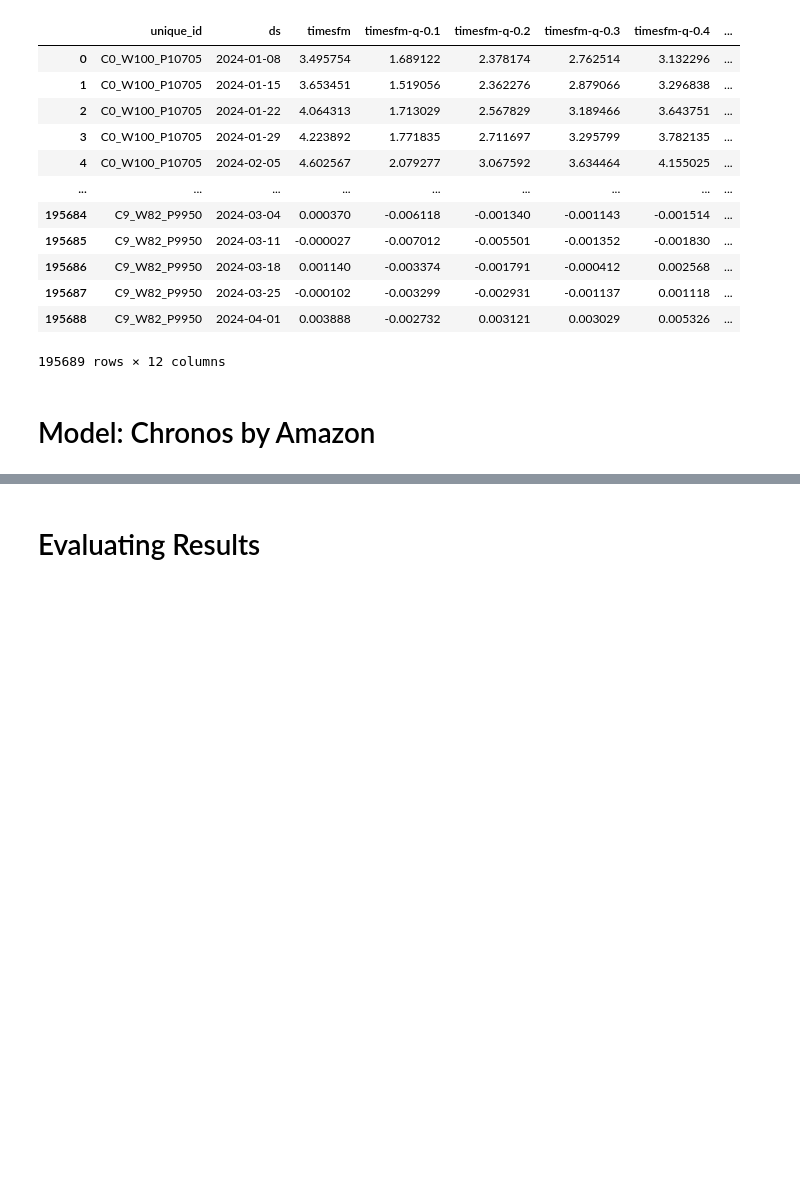
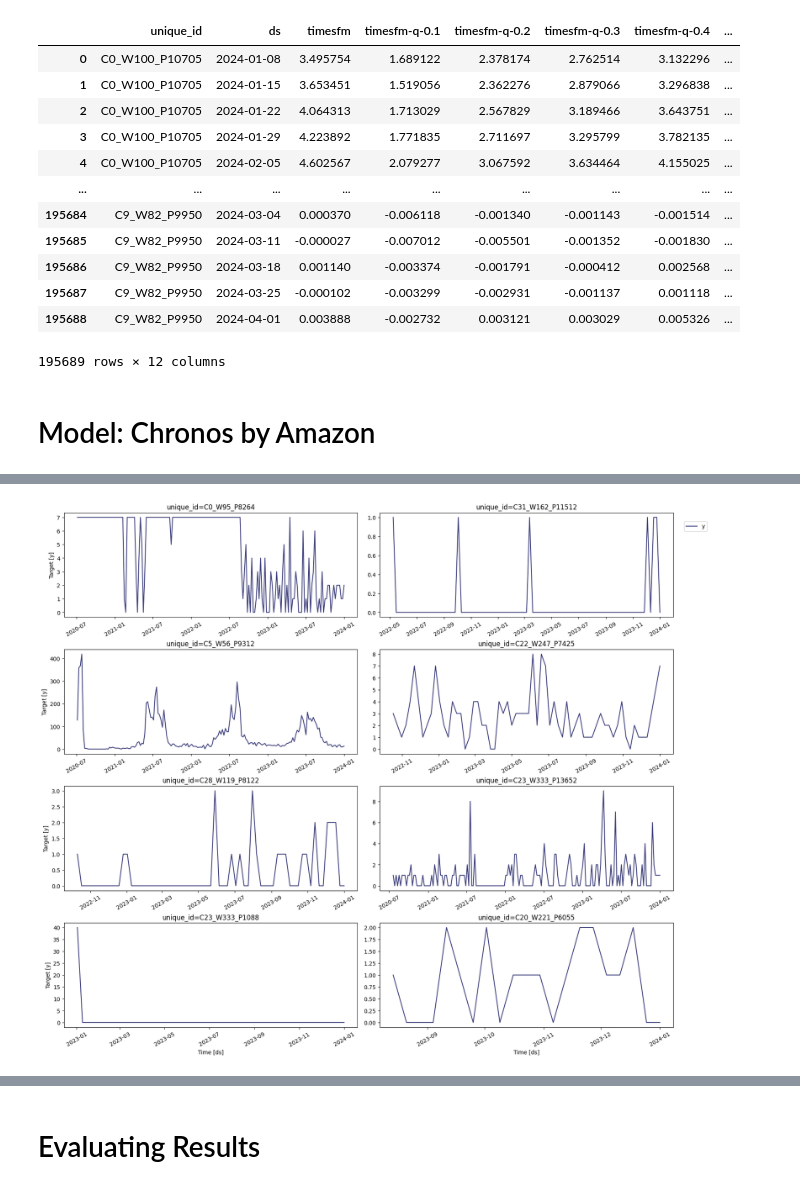
Before and after one commit to solayman-cs/long-horizon-forecast, a Jupyter notebook: experiments.ipynb, the cells around one changed output, grey strips where cells are left out. Cells and saved outputs as stored; diff of their text form; code cells hidden in the pictures; blank space fills up the shorter version.

```diff
--- a/experiments.ipynb
+++ b/experiments.ipynb
@@ -266,0 +293,4 @@ chronos_df
+# %%
+nixtla_client.plot(train, time_col='ds', target_col='y')
+# %% [output]
+[figure, added]
```
Also changed, not shown: parts of 21 cells of this notebook, 2 other files.
